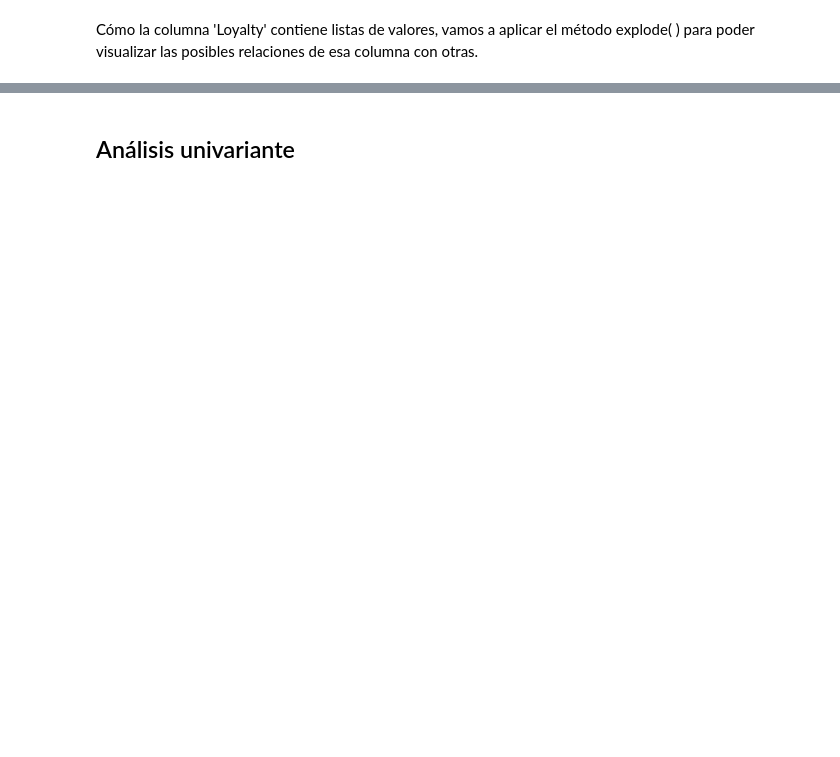
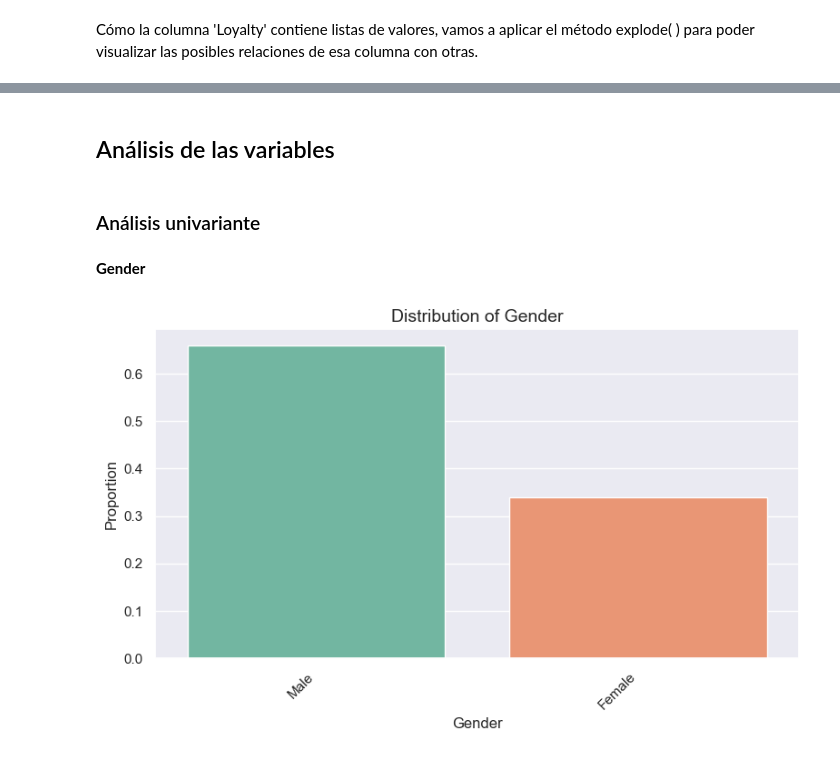
Before and after one commit to CanaryBrianArmas/Personnal-projects, a Jupyter notebook: Proyectos_análisis/EDA_Entrega/Main_Harry_Potter.ipynb, the cells around one changed output, grey strips where cells are left out. Drawn from its saved outputs; the diff is of its cells as text; code cells hidden in the pictures; blank space fills up the shorter version.

```diff
--- a/Proyectos_análisis/EDA_Entrega/Main_Harry_Potter.ipynb
+++ b/Proyectos_análisis/EDA_Entrega/Main_Harry_Potter.ipynb
@@ -577,7 +558,7 @@ Name: count, dtype: int64
 Cómo la columna 'Loyalty' contiene listas de valores, vamos a aplicar el método explode( ) para poder visualizar las posibles relaciones de esa columna con otras.
 # %%
 # TRANSFORMAMOS LAS LISTAS DE LOS VALORES DE LA COLUMNA LOYALTY EN FILAS INDEPENDIENTES
-df_copy_exploded = df_copy.explode("Loyalty")
+df_copy_exploded = df_copy.explode("Loyalty", ignore_index = True)
 # %%
 df_copy_exploded.info()
 # %% [output]
@@ -604,0 +595,4 @@ plt.show()
+# %%
+# ESTABLECEMOS EL ID COMO INDICE
+# !OJO! CÓMO HEMOS HECHO EXPLODE AHORA HAY IDS REPETIDOS, POR LO QUE HAY 156 FILAS PERO 140 IDS ÚNICOS
+df_copy_exploded = df_copy_exploded.set_index("Id")
@@ -611,5 +621,13 @@ plt.show()
 #plt.ylabel("Categoría 1")
 #plt.xlabel("Categoría 2")
 #plt.show()
+# %% [markdown]
+## Análisis de las variables
 # %% [markdown]
-## Análisis univariante
+### Análisis univariante
+# %% [markdown]
+**Gender**
+# %%
+fv.plot_one_variable_categorical(df_copy_exploded, "Gender", figsize = (8, 5), relative = True)
+# %% [output]
+[figure, added]
```
Also changed, not shown: parts of 29 cells of this notebook, 5 other files.
